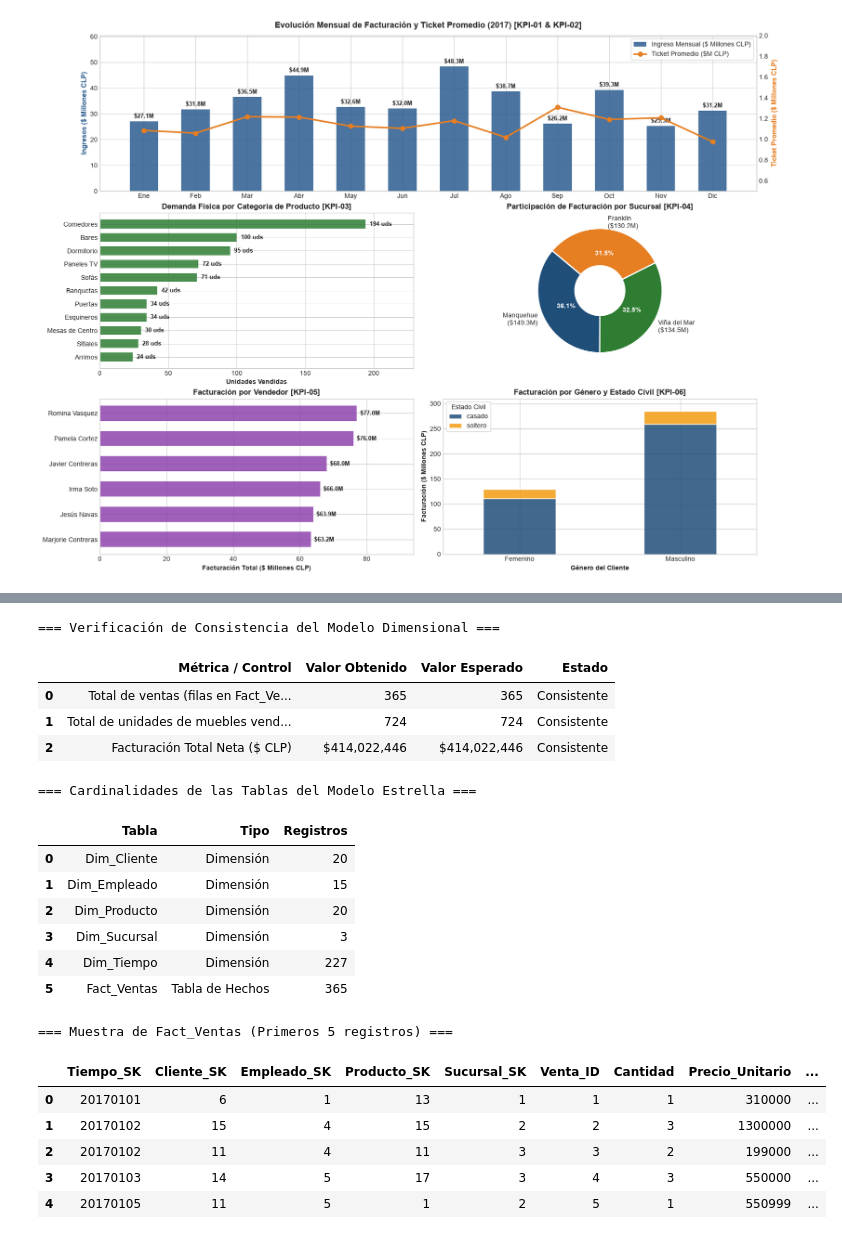
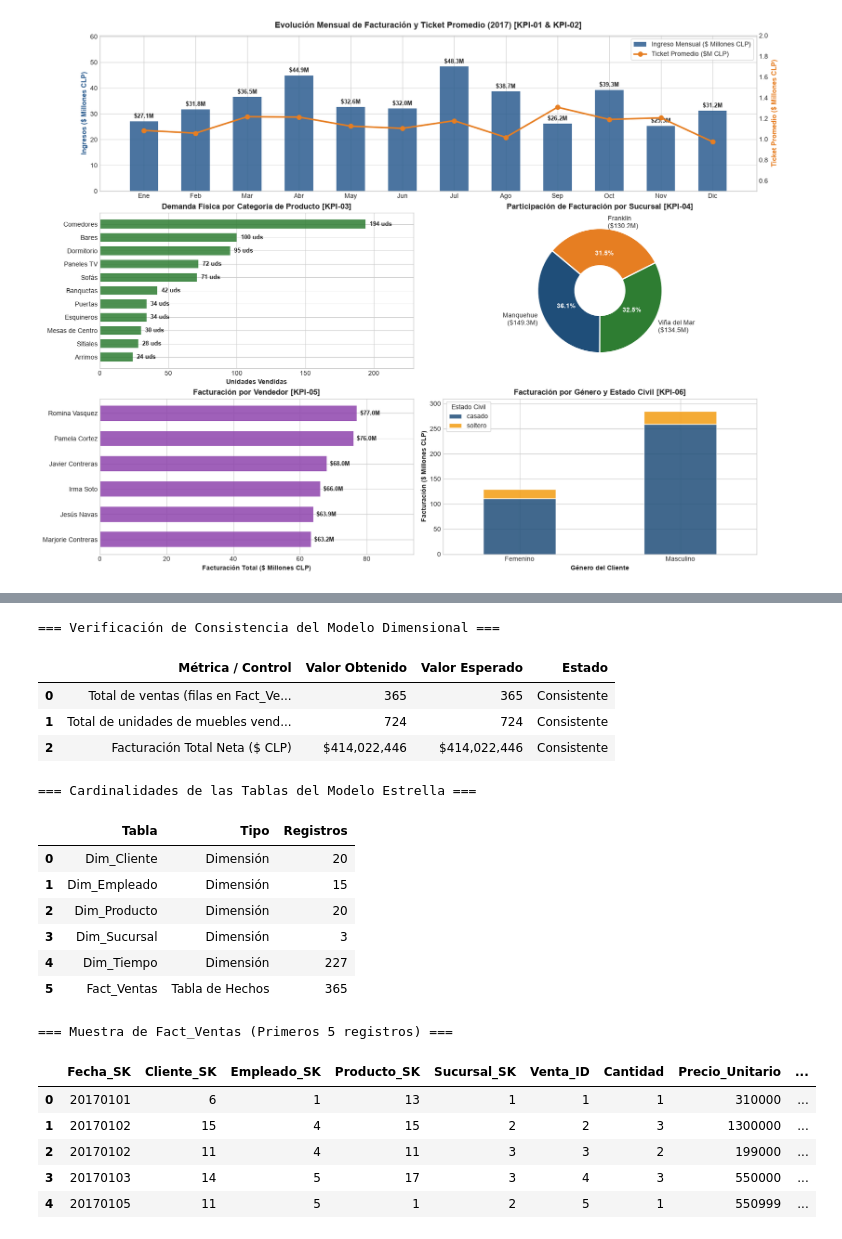
Before and after one commit to MarceloMejias/C2-Caso1-IN, a Jupyter notebook: notebooks/modelo_de_negocios.ipynb, the cells around one changed output, grey strips where cells are left out. Cells and saved outputs as stored; diff of their text form; code cells hidden in the pictures.

Commit message:
Estandariza clave Fecha_SK en DDL, documentación y completa integrantes

```diff
--- a/notebooks/modelo_de_negocios.ipynb
+++ b/notebooks/modelo_de_negocios.ipynb
@@ -768,7 +768,7 @@ dim_sucursal = dim_sucursal.rename(
 # 5. Dim_Tiempo (Generando claves numéricas YYYYMMDD y calendario)
 fechas_unicas = pd.Series(df_ventas["fecha"].dt.normalize().unique(), name="Fecha").sort_values()
 dim_tiempo = pd.DataFrame({"Fecha": fechas_unicas})
-dim_tiempo["Tiempo_SK"] = dim_tiempo["Fecha"].dt.strftime("%Y%m%d").astype(int)
+dim_tiempo["Fecha_SK"] = dim_tiempo["Fecha"].dt.strftime("%Y%m%d").astype(int)
 dim_tiempo["Anio"] = dim_tiempo["Fecha"].dt.year
 dim_tiempo["Semestre"] = (dim_tiempo["Fecha"].dt.month <= 6).map({True: 1, False: 2})
 dim_tiempo["Trimestre"] = dim_tiempo["Fecha"].dt.quarter
@@ -781,7 +781,7 @@ dim_tiempo["Es_Fin_De_Semana"] = dim_tiempo["Dia_Semana"].isin([6, 7]).astype(in
 
 # 6. Fact_Ventas (Construcción con Lookups de Claves Sustitutas)
 fact_base = df_detalle.merge(df_ventas, on="venta_id")
-fact_base["Tiempo_SK"] = fact_base["fecha"].dt.strftime("%Y%m%d").astype(int)
+fact_base["Fecha_SK"] = fact_base["fecha"].dt.strftime("%Y%m%d").astype(int)
 
 fact_ventas = (
     fact_base.merge(dim_cliente[["Cliente_SK", "Cliente_BK"]], left_on="cliente_id", right_on="Cliente_BK")
@@ -795,7 +795,7 @@ fact_ventas["Monto_Descuento"] = fact_ventas["Monto_Bruto"] * fact_ventas["descu
 fact_ventas["Monto_Neto"] = fact_ventas["Monto_Bruto"] - fact_ventas["Monto_Descuento"]
 
 cols_fact = [
-    "Tiempo_SK",
+    "Fecha_SK",
     "Cliente_SK",
     "Empleado_SK",
     "Producto_SK",
@@ -851,34 +851,34 @@ assert total_unidades_dw == 724, "Error: Discrepancia en unidades vendidas"
 assert total_neto_dw == 414022446.0, "Error: Discrepancia en facturación total neta"
 
 print("=== Verificación de Consistencia del Modelo Dimensional ===")
 display(df_verificacion)
 
 print("\n=== Cardinalidades de las Tablas del Modelo Estrella ===")
 cardinalidades = pd.DataFrame({
     "Tabla": ["Dim_Cliente", "Dim_Empleado", "Dim_Producto", "Dim_Sucursal", "Dim_Tiempo", "Fact_Ventas"],
     "Tipo": ["Dimensión", "Dimensión", "Dimensión", "Dimensión", "Dimensión", "Tabla de Hechos"],
     "Registros": [len(dim_cliente), len(dim_empleado), len(dim_producto), len(dim_sucursal), len(dim_tiempo), len(fact_ventas)],
 })
 display(cardinalidades)
 
 print("\n=== Muestra de Fact_Ventas (Primeros 5 registros) ===")
 display(fact_ventas.head())
 # %% [output]
 === Verificación de Consistencia del Modelo Dimensional ===
 |  | Métrica / Control | Valor Obtenido | Valor Esperado | Estado |
 | 0 | Total de ventas (filas en Fact_Ve... | 365 | 365 | Consistente |
 | 1 | Total de unidades de muebles vend... | 724 | 724 | Consistente |
 | 2 | Facturación Total Neta ($ CLP) | $414,022,446 | $414,022,446 | Consistente |
 === Cardinalidades de las Tablas del Modelo Estrella ===
 |  | Tabla | Tipo | Registros |
 | 0 | Dim_Cliente | Dimensión | 20 |
 | 1 | Dim_Empleado | Dimensión | 15 |
 | 2 | Dim_Producto | Dimensión | 20 |
 | 3 | Dim_Sucursal | Dimensión | 3 |
 | 4 | Dim_Tiempo | Dimensión | 227 |
 | 5 | Fact_Ventas | Tabla de Hechos | 365 |
 === Muestra de Fact_Ventas (Primeros 5 registros) ===
-|  | Tiempo_SK | Cliente_SK | Empleado_SK | Producto_SK | Sucursal_SK | Venta_ID | Cantidad | Precio_Unitario | ... |
+|  | Fecha_SK | Cliente_SK | Empleado_SK | Producto_SK | Sucursal_SK | Venta_ID | Cantidad | Precio_Unitario | ... |
 | 0 | 20170101 | 6 | 1 | 13 | 1 | 1 | 1 | 310000 | ... |
 | 1 | 20170102 | 15 | 4 | 15 | 2 | 2 | 3 | 1300000 | ... |
 | 2 | 20170102 | 11 | 4 | 11 | 3 | 3 | 2 | 199000 | ... |
```
Also changed, not shown: parts of 1 cell of this notebook, 4 other files.
